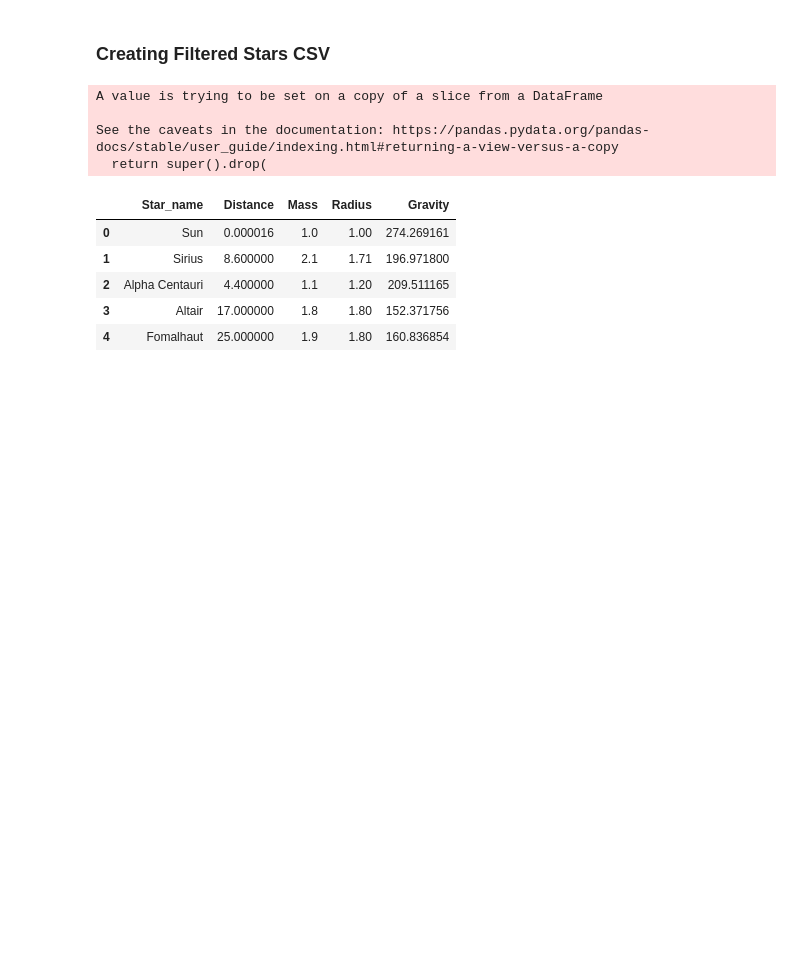
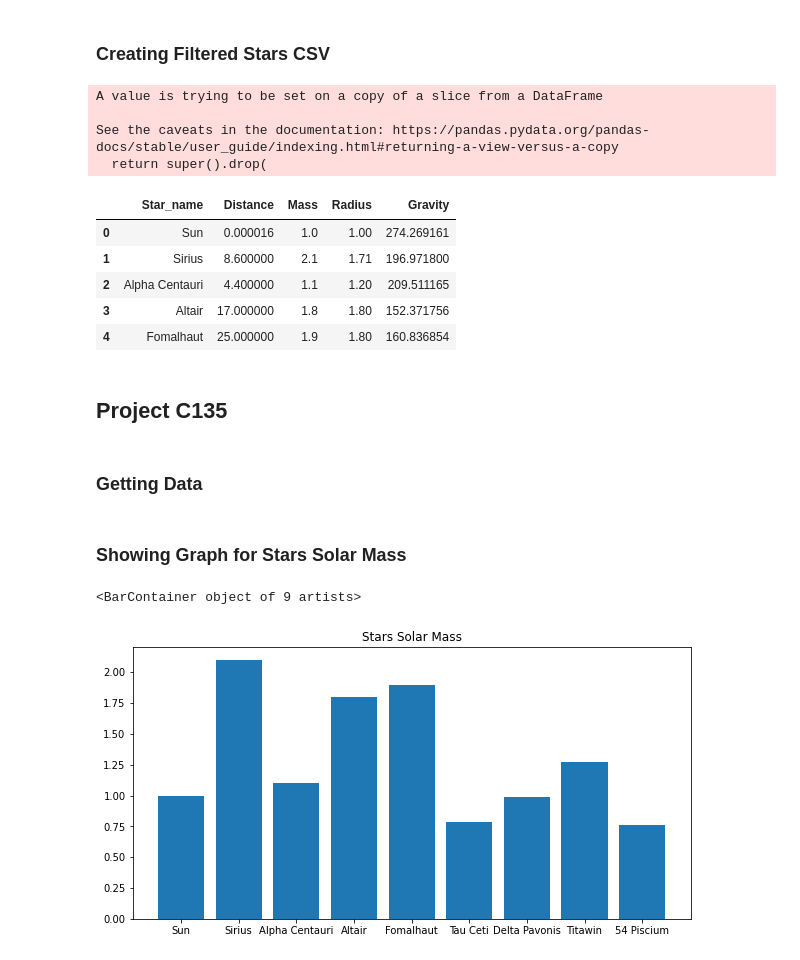
Before and after one commit to YamiAtem/Stars, a Jupyter notebook: notebook.ipynb, the cells around one changed output. Saved outputs shown, nothing was run; the diff lists cells and outputs as text; code cells hidden in the pictures; blank space fills up the shorter version.

Commit message:
Project C135

```diff
--- a/notebook.ipynb
+++ b/notebook.ipynb
@@ -171,3 +171,25 @@ See the caveats in the documentation: https://pandas.pydata.org/pandas-docs/stab
 | 2 | Alpha Centauri | 4.400000 | 1.1 | 1.20 | 209.511165 |
 | 3 | Altair | 17.000000 | 1.8 | 1.80 | 152.371756 |
 | 4 | Fomalhaut | 25.000000 | 1.9 | 1.80 | 160.836854 |
+# %% [markdown]
+## Project C135
+# %% [markdown]
+### Getting Data
+# %%
+filtered_stars = pandas.read_csv("data/filtered_stars.csv")
+filtered_stars.drop(['Unnamed: 0'], axis=1, inplace=True)
+
+name = filtered_stars["Star_name"].to_list()
+mass = filtered_stars["Mass"].to_list()
+radius = filtered_stars["Radius"].to_list()
+dist = filtered_stars["Distance"].to_list()
+gravity = filtered_stars["Gravity"].to_list()
+# %% [markdown]
+### Showing Graph for Stars Solar Mass
+# %%
+plt.figure(figsize=(10, 5))
+plt.title("Stars Solar Mass")
+plt.bar(name[0:9], mass[0:9])
+# %% [output]
+<BarContainer object of 9 artists>
+[figure, added]
```
Also changed, not shown: parts of 6 cells of this notebook.
